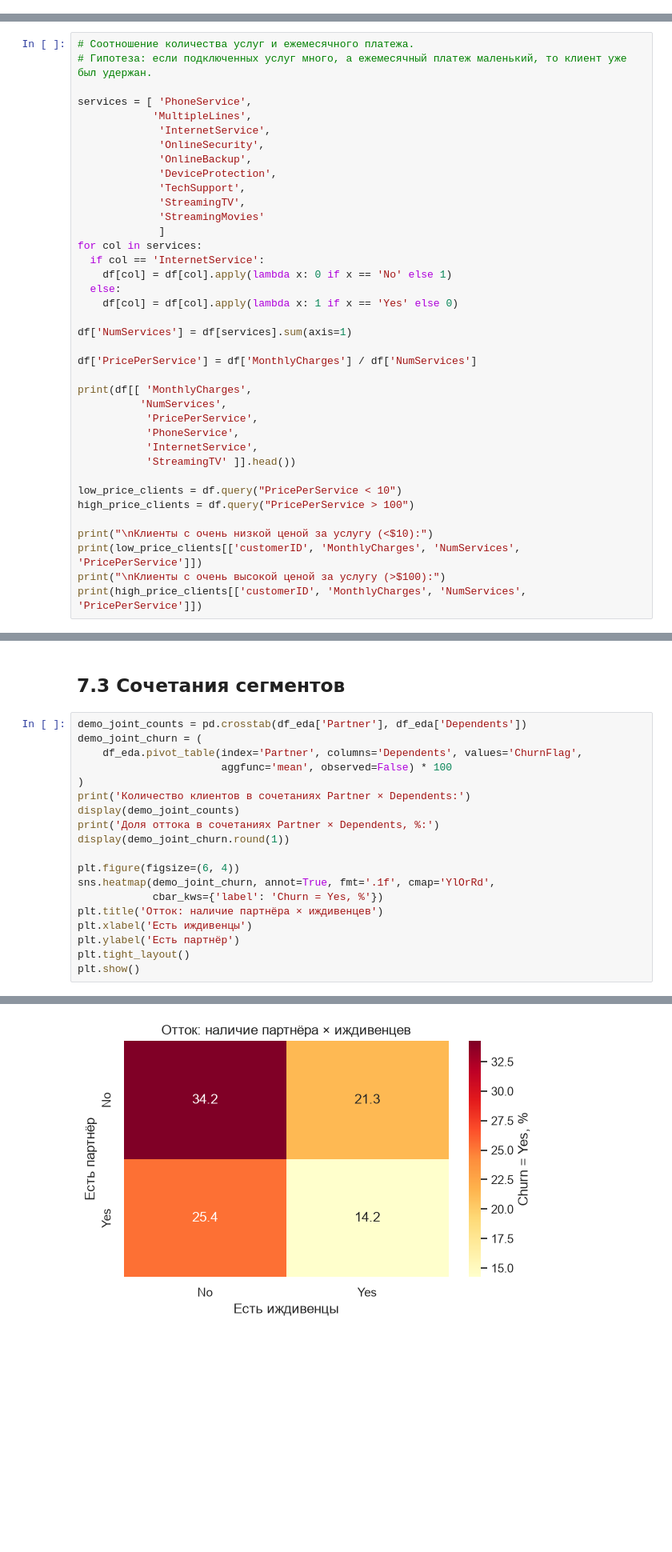
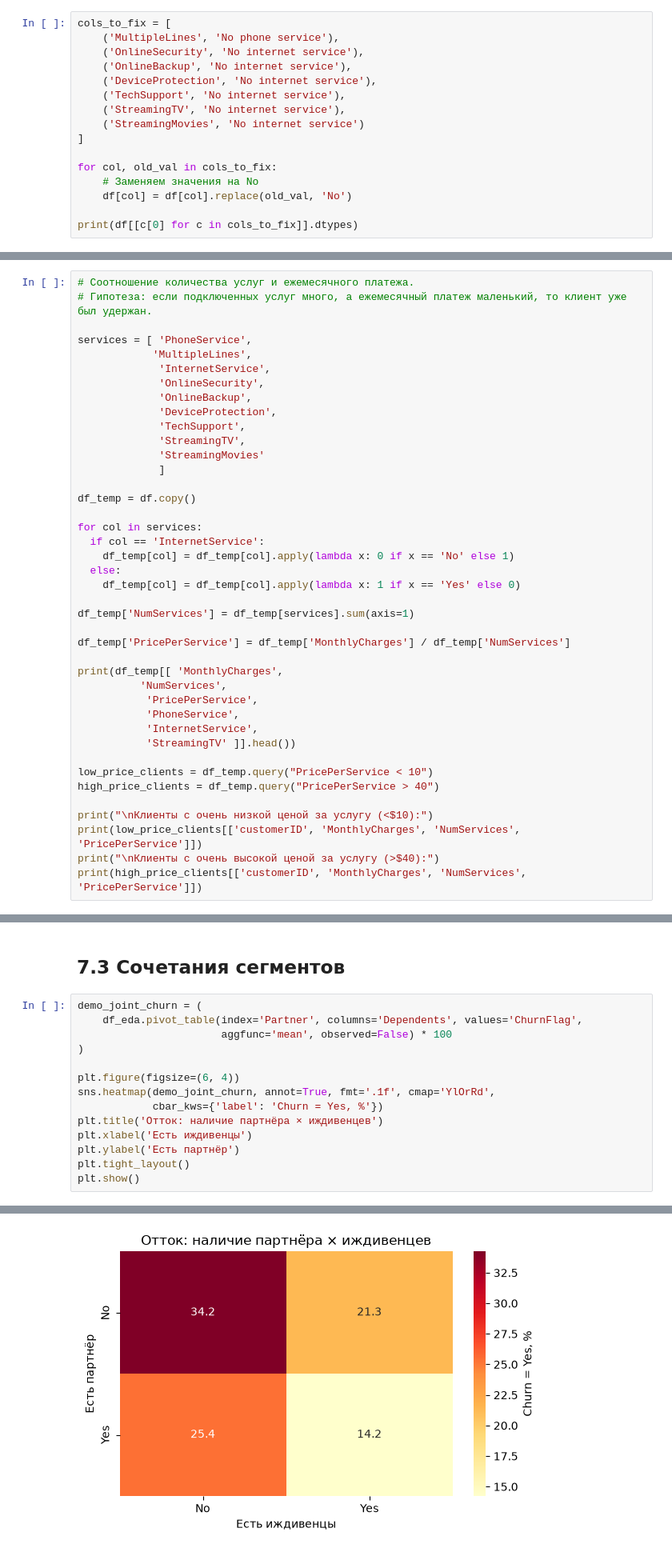
Before and after one commit to EntroKita/case_customer_churn, a Jupyter notebook: pipeline_customer_churn.ipynb, the cells around one changed output, grey strips where cells are left out. Shown at 80% size. Cells and saved outputs as stored; diff of their text form; blank space fills up the shorter version.

```diff
--- a/pipeline_customer_churn.ipynb
+++ b/pipeline_customer_churn.ipynb
@@ -202,0 +212,16 @@ print(f'Количество ячеек с No internet service:{no_internet_chec
+# %%
+cols_to_fix = [
+    ('MultipleLines', 'No phone service'),
+    ('OnlineSecurity', 'No internet service'),
+    ('OnlineBackup', 'No internet service'),
+    ('DeviceProtection', 'No internet service'),
+    ('TechSupport', 'No internet service'),
+    ('StreamingTV', 'No internet service'),
+    ('StreamingMovies', 'No internet service')
+]
+
+for col, old_val in cols_to_fix:
+    # Заменяем значения на No
+    df[col] = df[col].replace(old_val, 'No')
+
+print(df[[c[0] for c in cols_to_fix]].dtypes)
@@ -269,29 +324,32 @@ services = [ 'PhoneService',
              'StreamingTV',
              'StreamingMovies'
              ]
+
+df_temp = df.copy()
+
 for col in services:
   if col == 'InternetService':
-    df[col] = df[col].apply(lambda x: 0 if x == 'No' else 1)
+    df_temp[col] = df_temp[col].apply(lambda x: 0 if x == 'No' else 1)
   else:
-    df[col] = df[col].apply(lambda x: 1 if x == 'Yes' else 0)
+    df_temp[col] = df_temp[col].apply(lambda x: 1 if x == 'Yes' else 0)
 
-df['NumServices'] = df[services].sum(axis=1)
+df_temp['NumServices'] = df_temp[services].sum(axis=1)
 
-df['PricePerService'] = df['MonthlyCharges'] / df['NumServices']
+df_temp['PricePerService'] = df_temp['MonthlyCharges'] / df_temp['NumServices']
 
-print(df[[ 'MonthlyCharges',
+print(df_temp[[ 'MonthlyCharges',
           'NumServices',
            'PricePerService',
            'PhoneService',
            'InternetService',
            'StreamingTV' ]].head())
 
-low_price_clients = df.query("PricePerService < 10")
-high_price_clients = df.query("PricePerService > 100")
+low_price_clients = df_temp.query("PricePerService < 10")
+high_price_clients = df_temp.query("PricePerService > 40")
 
 print("\nКлиенты с очень низкой ценой за услугу (<$10):")
 print(low_price_clients[['customerID', 'MonthlyCharges', 'NumServices', 'PricePerService']])
-print("\nКлиенты с очень высокой ценой за услугу (>$100):")
+print("\nКлиенты с очень высокой ценой за услугу (>$40):")
 print(high_price_clients[['customerID', 'MonthlyCharges', 'NumServices', 'PricePerService']])
 # %% [output]
    MonthlyCharges  NumServices  PricePerService  PhoneService  \
@@ -742,15 +659,10 @@ plt.show()
 # %% [markdown]
 ## 7.3 Сочетания сегментов
 # %%
-demo_joint_counts = pd.crosstab(df_eda['Partner'], df_eda['Dependents'])
 demo_joint_churn = (
     df_eda.pivot_table(index='Partner', columns='Dependents', values='ChurnFlag',
                        aggfunc='mean', observed=False) * 100
 )
-print('Количество клиентов в сочетаниях Partner × Dependents:')
-display(demo_joint_counts)
-print('Доля оттока в сочетаниях Partner × Dependents, %:')
-display(demo_joint_churn.round(1))
 
 plt.figure(figsize=(6, 4))
 sns.heatmap(demo_joint_churn, annot=True, fmt='.1f', cmap='YlOrRd',
@@ -774 +676 @@ plt.show()
-[figure, old version]
+[figure, new version]
```
Also changed, not shown: parts of 62 cells of this notebook.
